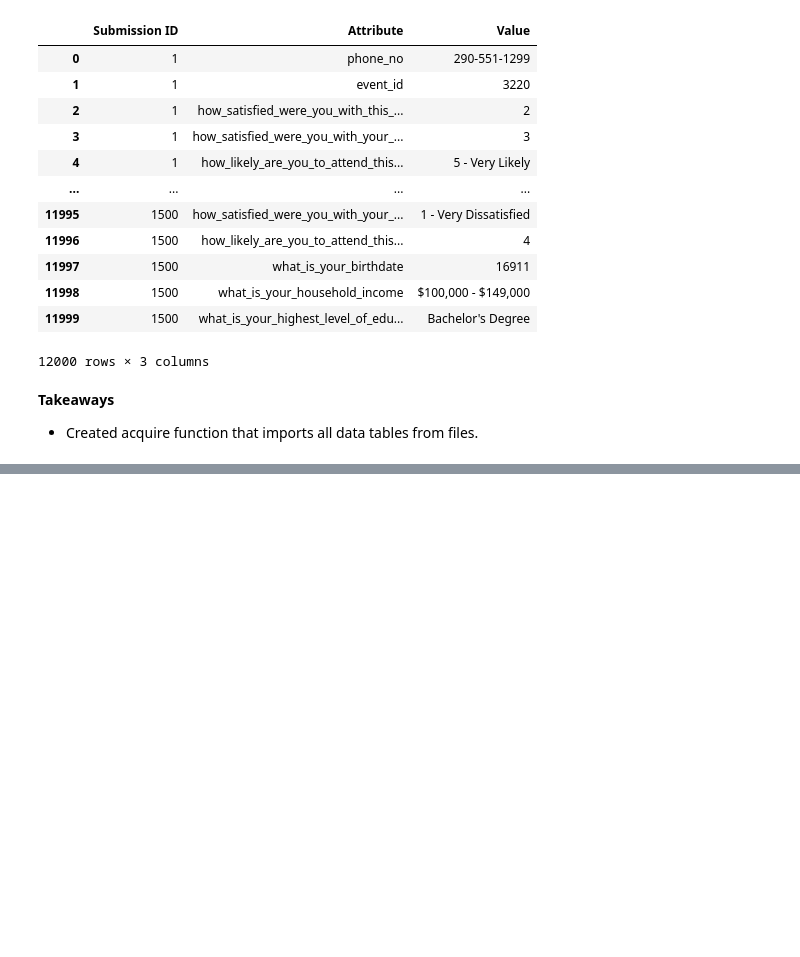
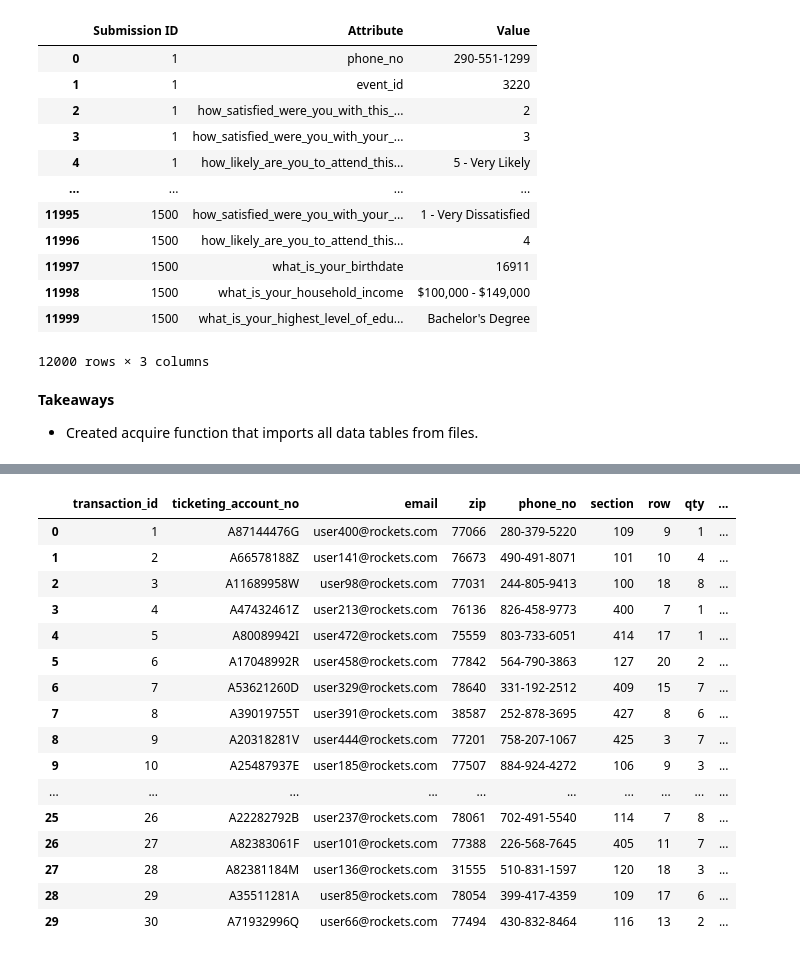
Before and after one commit to mil2tech/DE-NBA-HOU, a Jupyter notebook: jarrid_workbook.ipynb, the cells around one changed output, grey strips where cells are left out. Saved outputs shown, nothing was run; the diff lists cells and outputs as text; code cells hidden in the pictures; blank space fills up the shorter version.

```diff
--- a/jarrid_workbook.ipynb
+++ b/jarrid_workbook.ipynb
@@ -230,0 +360,5 @@ ticket_data.head()
+# %%
+# Rename the 'account_no' column as 'ticketing_account_no'
+ticket_data = ticket_data.rename(columns={'account_no': 'ticketing_account_no'})
+
+ticket_data
@@ -362,0 +547,9 @@ survey_data
+# %%
+# Wrangle Retail_data
+
+# Add new column with transaction total calculation
+retail_data["transaction_total"] = retail_data["quantity"] * retail_data["unit_price"] + retail_data["shipping_cost"]
+# Rename the 'account_no' column as 'retail_account_no'
+retail_data = retail_data.rename(columns={'account_no': 'retail_account_no'})
+
+retail_data
@@ -362,0 +852,3 @@ survey_data
+# %%
+# Create a new column in 'summary_df' with the transaction counts
+new_df['ticket_transaction_count'] = ticket_data['ticketing_account_no'].map(ticket_data.groupby('ticketing_account_no').size())
@@ -362,0 +878,3 @@ survey_data
+# %%
+# Create a new column in 'summary_df' with the transaction counts
+new_df['retail_transaction_count'] = retail_data['retail_account_no'].map(retail_data.groupby('retail_account_no').size())
@@ -362,0 +983,20 @@ survey_data
+# %%
+new_df
+# %% [output]
+|  | transaction_id | ticketing_account_no | email | zip | phone_no | section | row | qty | ... |
+| 0 | 1 | A87144476G | user400@rockets.com | 77066 | 280-379-5220 | 109 | 9 | 1 | ... |
+| 1 | 2 | A66578188Z | user141@rockets.com | 76673 | 490-491-8071 | 101 | 10 | 4 | ... |
+| 2 | 3 | A11689958W | user98@rockets.com | 77031 | 244-805-9413 | 100 | 18 | 8 | ... |
+| 3 | 4 | A47432461Z | user213@rockets.com | 76136 | 826-458-9773 | 400 | 7 | 1 | ... |
+| 4 | 5 | A80089942I | user472@rockets.com | 75559 | 803-733-6051 | 414 | 17 | 1 | ... |
+| 5 | 6 | A17048992R | user458@rockets.com | 77842 | 564-790-3863 | 127 | 20 | 2 | ... |
+| 6 | 7 | A53621260D | user329@rockets.com | 78640 | 331-192-2512 | 409 | 15 | 7 | ... |
+| 7 | 8 | A39019755T | user391@rockets.com | 38587 | 252-878-3695 | 427 | 8 | 6 | ... |
+| 8 | 9 | A20318281V | user444@rockets.com | 77201 | 758-207-1067 | 425 | 3 | 7 | ... |
+| 9 | 10 | A25487937E | user185@rockets.com | 77507 | 884-924-4272 | 106 | 9 | 3 | ... |
+| ... | ... | ... | ... | ... | ... | ... | ... | ... | ... |
+| 25 | 26 | A22282792B | user237@rockets.com | 78061 | 702-491-5540 | 114 | 7 | 8 | ... |
+| 26 | 27 | A82383061F | user101@rockets.com | 77388 | 226-568-7645 | 405 | 11 | 7 | ... |
+| 27 | 28 | A82381184M | user136@rockets.com | 31555 | 510-831-1597 | 120 | 18 | 3 | ... |
+| 28 | 29 | A35511281A | user85@rockets.com | 78054 | 399-417-4359 | 109 | 17 | 6 | ... |
+| 29 | 30 | A71932996Q | user66@rockets.com | 77494 | 430-832-8464 | 116 | 13 | 2 | ... |
```
Also changed, not shown: parts of 62 cells of this notebook.
